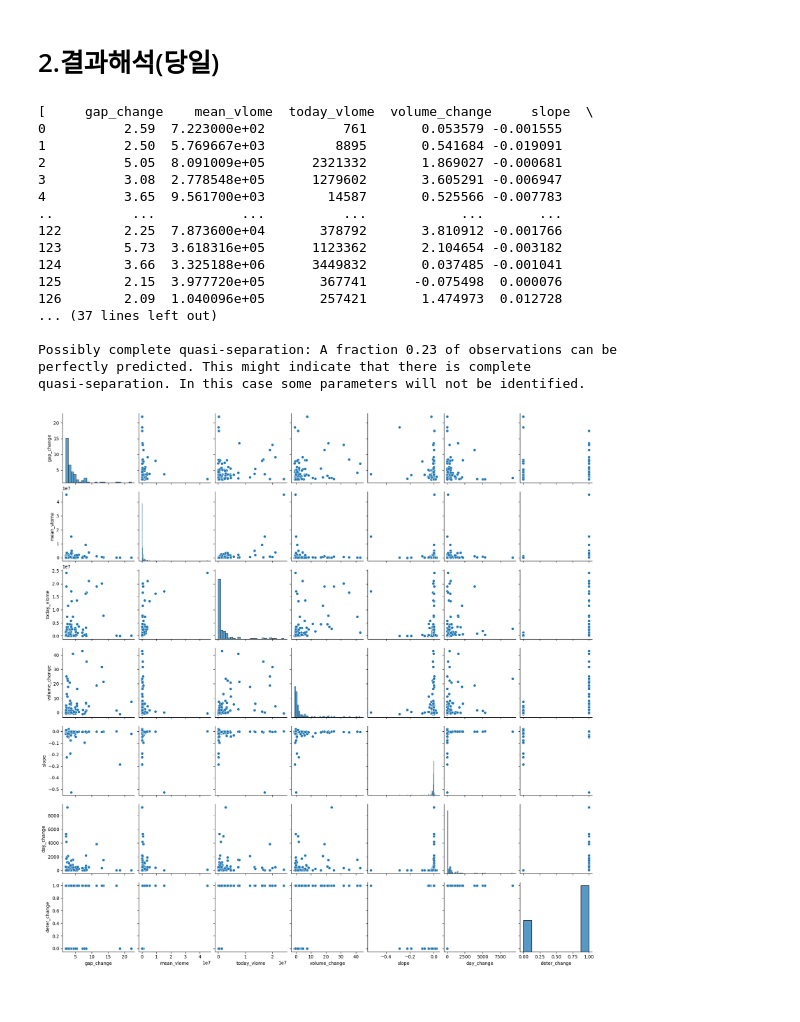
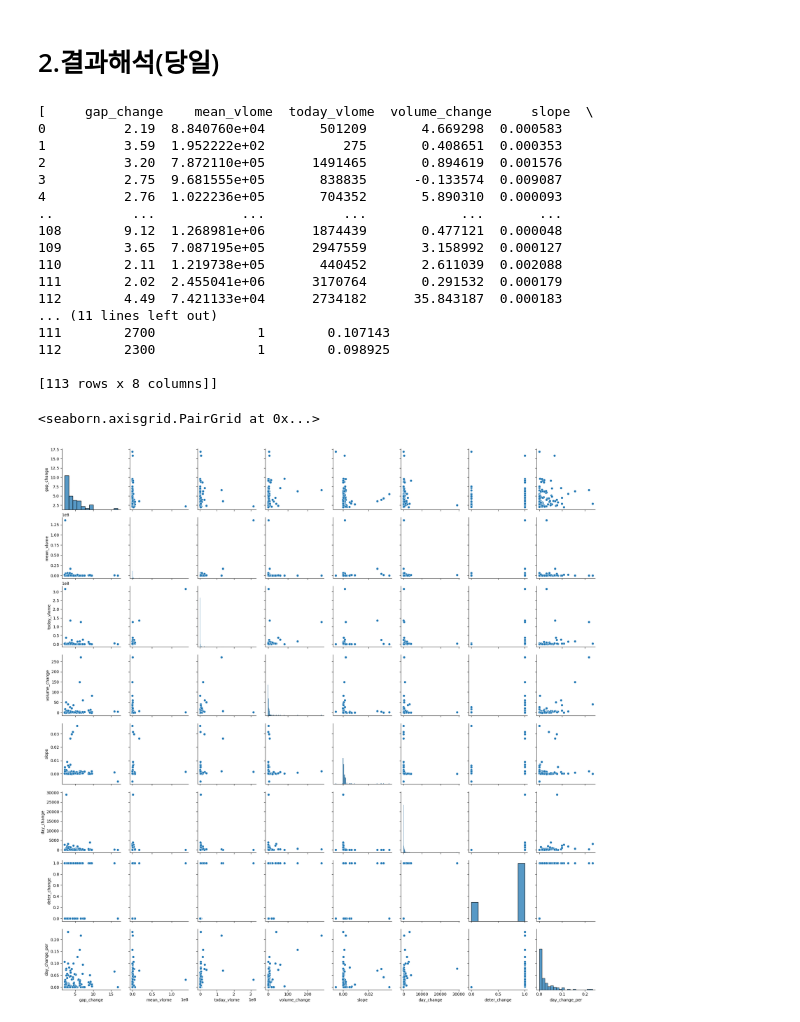
Before and after one commit to kknaks/Recommend_stock, a Jupyter notebook: Recommend_stock/auto_stock_collect.ipynb, the cells around one changed output. Saved outputs shown, nothing was run; the diff lists cells and outputs as text; code cells hidden in the pictures.

```diff
--- a/Recommend_stock/auto_stock_collect.ipynb
+++ b/Recommend_stock/auto_stock_collect.ipynb
@@ -3,3 +16,17 @@
+# %%
+APP_KEY = "PSDbkNNrIX3j60cW2MEFnBGZDZ1BzpgDxvC0"
+APP_SECRET = "QfaZRX24K15ojO4yjG5o5dM+SUvJT4PYiK+tKKzgikyhmfrnTXoxOwn9rCf2hzXdtOhh4v3/O4bSFfQgS+u6ojdb6KgWuyub4GRraoWYaJTJyHSRqWUPab2GiCvrI/aIjx5S925MohrETq0k/eopFHgMInG0lmZdAh5TaegaZ1NDpNvPW8Y="
+URL_BASE = "https://openapi.koreainvestment.com:9443"
+PATH = "oauth2/tokenP"
+URL = f"{URL_BASE}/{PATH}"
+
+headers = {"content-type":"application/json"}
+body = {"grant_type":"client_credentials",
+        "appkey":APP_KEY,
+        "appsecret":APP_SECRET}
+
+res = requests.post(URL, headers=headers, data=json.dumps(body))
+ACCESS_TOKEN = res.json()["access_token"]
 # %%
 import re
 import time
@@ -137,9 +164,10 @@ kospi_kosdaq = kospi_kosdaq.reset_index(drop=True)
 
 #개장 직후 종목 검색
 data = pd.DataFrame()
-for i in range(len(kospi_kosdaq)):
+for i in tqdm(range(len(kospi_kosdaq))):
     stock_code = kospi_kosdaq.stock_code[i]
     stock_name = kospi_kosdaq.stock_name[i]
+    stock_class = kospi_kosdaq['class'][i]
     res = find_gap(stock_code)
     try :
         gap_per = res.json().get('output2')[-1].get('prdy_ctrt')
@@ -147,6 +175,7 @@ for i in range(len(kospi_kosdaq)):
         temp = pd.DataFrame({
                         'stock_code': stock_code,
                         'stock_name': stock_name,
+                        'stock_class' : stock_class,
                         'gap_per': gap_per,
                         'gap_hour': gap_hour,
                         }, index=[0])
@@ -159,7 +188,7 @@ stock2 = data.query('gap_int >= 2.0').reset_index(drop=True)
 
 #종목별 정보 받아오기
 daily_stock = pd.DataFrame()
-for i in stock2.stock_code:
+for i in tqdm(stock2.stock_code):
     daily_table = get_daily_info(i)
     daily_stock = pd.concat([daily_stock, daily_table])
 
@@ -172,10 +201,10 @@ date = get_date_info(stock_code)
 
 #데이터 인트타입으로 변환
 for cn in stock2.columns[5:]:
-    stock2[f'{cn}'] = stock2[f'{cn}'].apply(lambda x : int(x))
+    stock2[f'{cn}'] = stock2[f'{cn}'].apply(lambda x : float(x))
 
 #증가율
-stock2['gap_change'] = stock2['gap_int']
+stock2['gap_change'] = stock2['gap_float']
 
 #거래량추이
 ex_volume = stock2.iloc[:,18:28]
@@ -218,6 +247,7 @@ stock2['slope'] = data2
 #상승여부 판단
 stock2['day_change'] = stock2['stck_hgpr'] - stock2['stck_oprc']
 stock2['deter_change'] = stock2.day_change.apply(lambda x : 1 if x > 0 else 0)
+stock2['day_change_per'] = stock2.filter(items=['stck_oprc','stck_hgpr']).pct_change(axis=1)['stck_hgpr']
 
 #데이터저장
 stock2.to_csv(f'./data/{date}.csv', index=False, encoding='utf-8-sig')
@@ -224,27 +256,28 @@ stock2.to_csv(f'./data/{date}.csv', index=False, encoding='utf-8-sig')
 # %% [markdown]
 # 2.결과해석(당일)
 # %%
-stock_data = stock2.iloc[:,29:]
+stock_data = stock2.iloc[:,30:]
 print([stock_data])
 
 %matplotlib inline
 sns.pairplot(stock_data)
 # %% [output]
 [     gap_change    mean_vlome  today_vlome  volume_change     slope  \
-0          2.59  7.223000e+02          761       0.053579 -0.001555
-1          2.50  5.769667e+03         8895       0.541684 -0.019091
-2          5.05  8.091009e+05      2321332       1.869027 -0.000681
-3          3.08  2.778548e+05      1279602       3.605291 -0.006947
-4          3.65  9.561700e+03        14587       0.525566 -0.007783
+0          2.19  8.840760e+04       501209       4.669298  0.000583
+1          3.59  1.952222e+02          275       0.408651  0.000353
+2          3.20  7.872110e+05      1491465       0.894619  0.001576
+3          2.75  9.681555e+05       838835      -0.133574  0.009087
+4          2.76  1.022236e+05       704352       5.890310  0.000093
 ..          ...           ...          ...            ...       ...
-122        2.25  7.873600e+04       378792       3.810912 -0.001766
-123        5.73  3.618316e+05      1123362       2.104654 -0.003182
-124        3.66  3.325188e+06      3449832       0.037485 -0.001041
-125        2.15  3.977720e+05       367741      -0.075498  0.000076
-126        2.09  1.040096e+05       257421       1.474973  0.012728
-... (37 lines left out)
+108        9.12  1.268981e+06      1874439       0.477121  0.000048
+109        3.65  7.087195e+05      2947559       3.158992  0.000127
+110        2.11  1.219738e+05       440452       2.611039  0.002088
+111        2.02  2.455041e+06      3170764       0.291532  0.000179
+112        4.49  7.421133e+04      2734182      35.843187  0.000183
+... (11 lines left out)
+111        2700             1        0.107143
+112        2300             1        0.098925
 
-Possibly complete quasi-separation: A fraction 0.23 of observations can be
-perfectly predicted. This might indicate that there is complete
-quasi-separation. In this case some parameters will not be identified.
+[113 rows x 8 columns]]
+<seaborn.axisgrid.PairGrid at 0x...>
-[figure, old version]
+[figure, new version]
```
Also changed, not shown: parts of 29 cells of this notebook, 2 other files.
